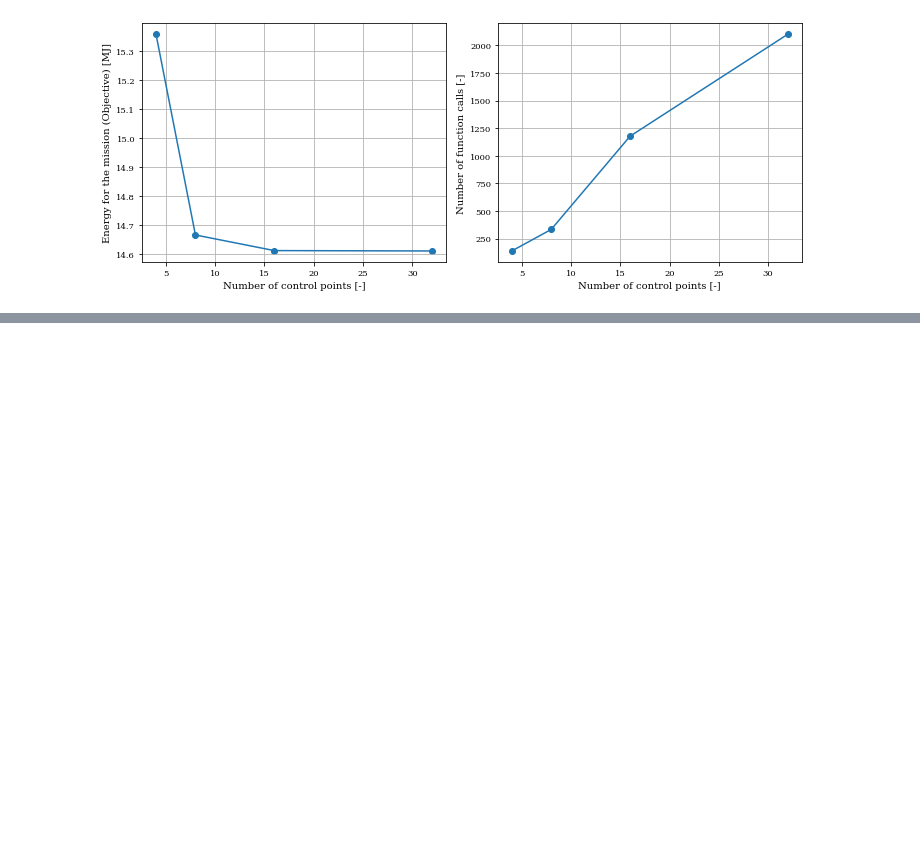
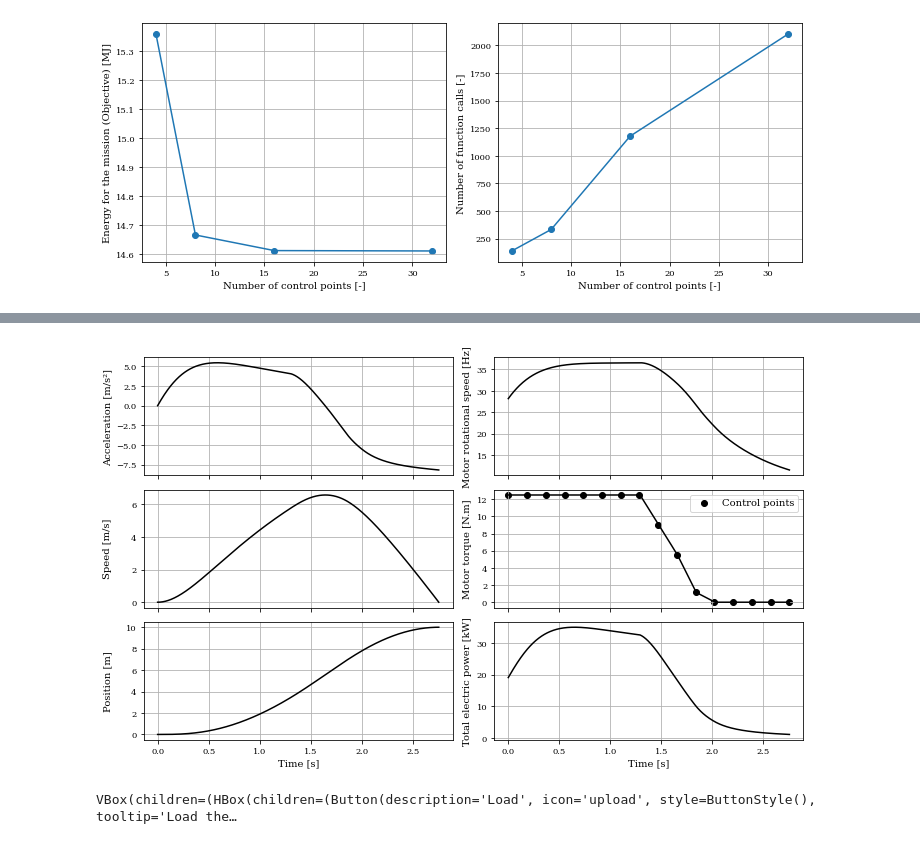
Before and after one commit to SizingLab/multirotor_trajectory_optimization, a Jupyter notebook: openmdao/04_Trajectories.ipynb, the cells around one changed output, grey strips where cells are left out. Saved outputs shown, nothing was run; the diff lists cells and outputs as text; code cells hidden in the pictures; blank space fills up the shorter version.

Commit message:
Added time effect on trajectory

```diff
--- a/openmdao/04_Trajectories.ipynb
+++ b/openmdao/04_Trajectories.ipynb
@@ -434,0 +437,5 @@ plt.show()
+# %%
+REF_INPUT_FILE = pth.join(WORK_FOLDER_PATH, 'problem_inputs_traj_time.xml')
+TRAJECTORY_CONFIGURATION_FILE = pth.join(DATA_FOLDER_PATH, 'multirotor_trajectory_free_time.toml')
+api.generate_inputs(TRAJECTORY_CONFIGURATION_FILE, REF_INPUT_FILE, overwrite=True)
+optim_problem_traj = api.optimize_problem(TRAJECTORY_CONFIGURATION_FILE, overwrite=True)
@@ -434,0 +465,8 @@ plt.show()
+# %%
+fig = plot_trajectory(optim_problem_traj.model.trajectory.trajectory.res, problem=optim_problem_traj)
+# %% [output]
+[figure, added]
+# %%
+api.optimization_viewer(TRAJECTORY_CONFIGURATION_FILE)
+# %% [output]
+VBox(children=(HBox(children=(Button(description='Load', icon='upload', style=ButtonStyle(), tooltip='Load the…
```
Also changed, not shown: parts of 7 cells of this notebook, 5 other files.
